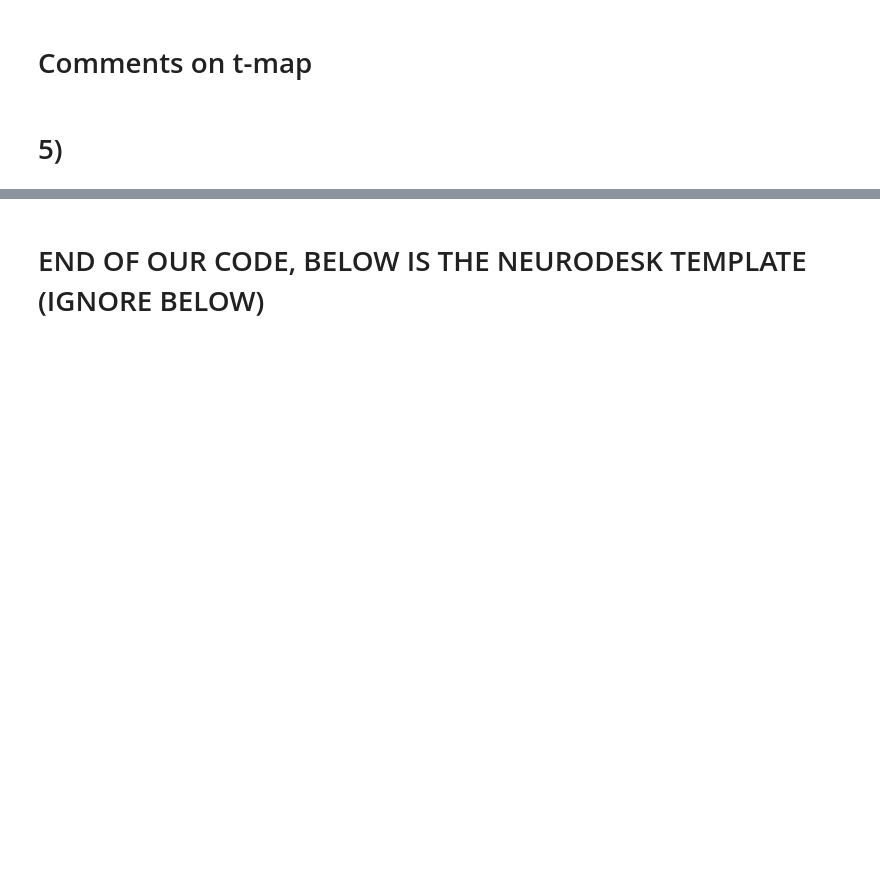
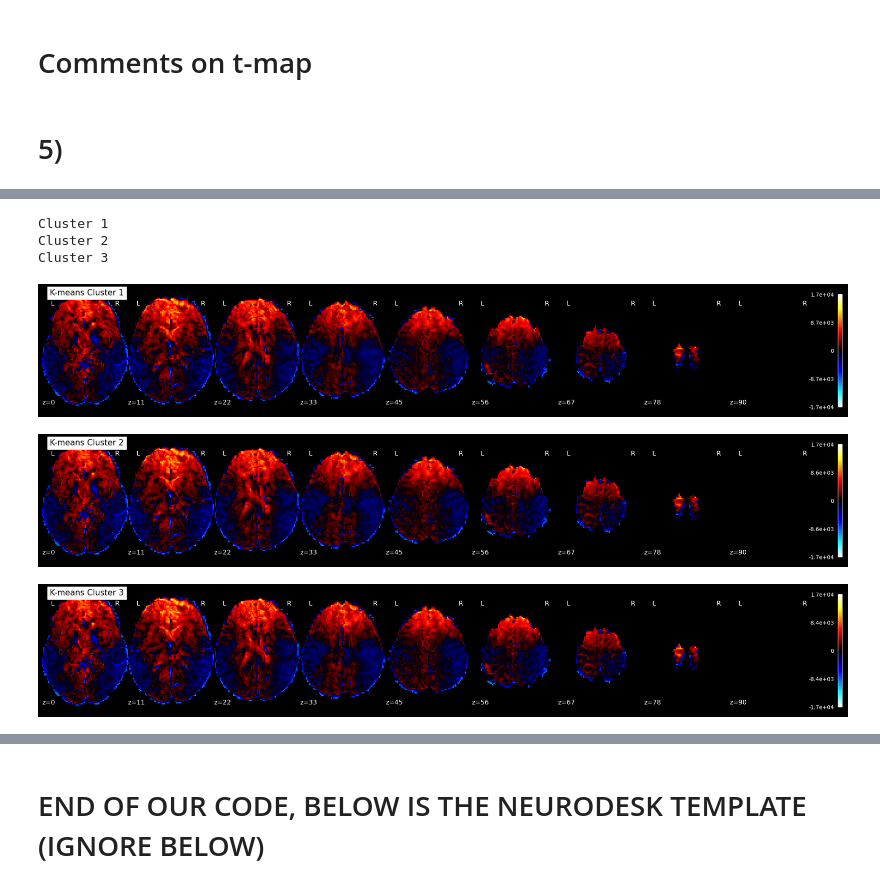
Before and after one commit to zoeepfl/NX-NSSP, a Jupyter notebook: Mini_Projet_1.ipynb, the cells around one changed output, grey strips where cells are left out. Cells and saved outputs as stored; diff of their text form; code cells hidden in the pictures; blank space fills up the shorter version.

```diff
--- a/Mini_Projet_1.ipynb
+++ b/Mini_Projet_1.ipynb
@@ -584,0 +675,24 @@ plt.show()
+# %%
+mean_img_ = mean_img(img)
+zmax = vol_shape[2] - 1
+cut_coords = list(np.linspace(0, zmax, 9, dtype=int))  # 9 axial slices
+
+for i, centroid in enumerate(kmeans_clusters):
+    print(f"Cluster {i+1}")
+    plot_stat_map(
+        nib.Nifti1Image(centroid, affine),
+        bg_img=mean_img_,
+        display_mode='z',
+        cut_coords=cut_coords,
+        threshold=0,
+        colorbar=True,
+        black_bg=True,
+        title=f"K-means Cluster {i+1}"
+    )
+# %% [output]
+Cluster 1
+Cluster 2
+Cluster 3
+[figure, added]
+[figure, added]
+[figure, added]
```
Also changed, not shown: parts of 19 cells of this notebook.
